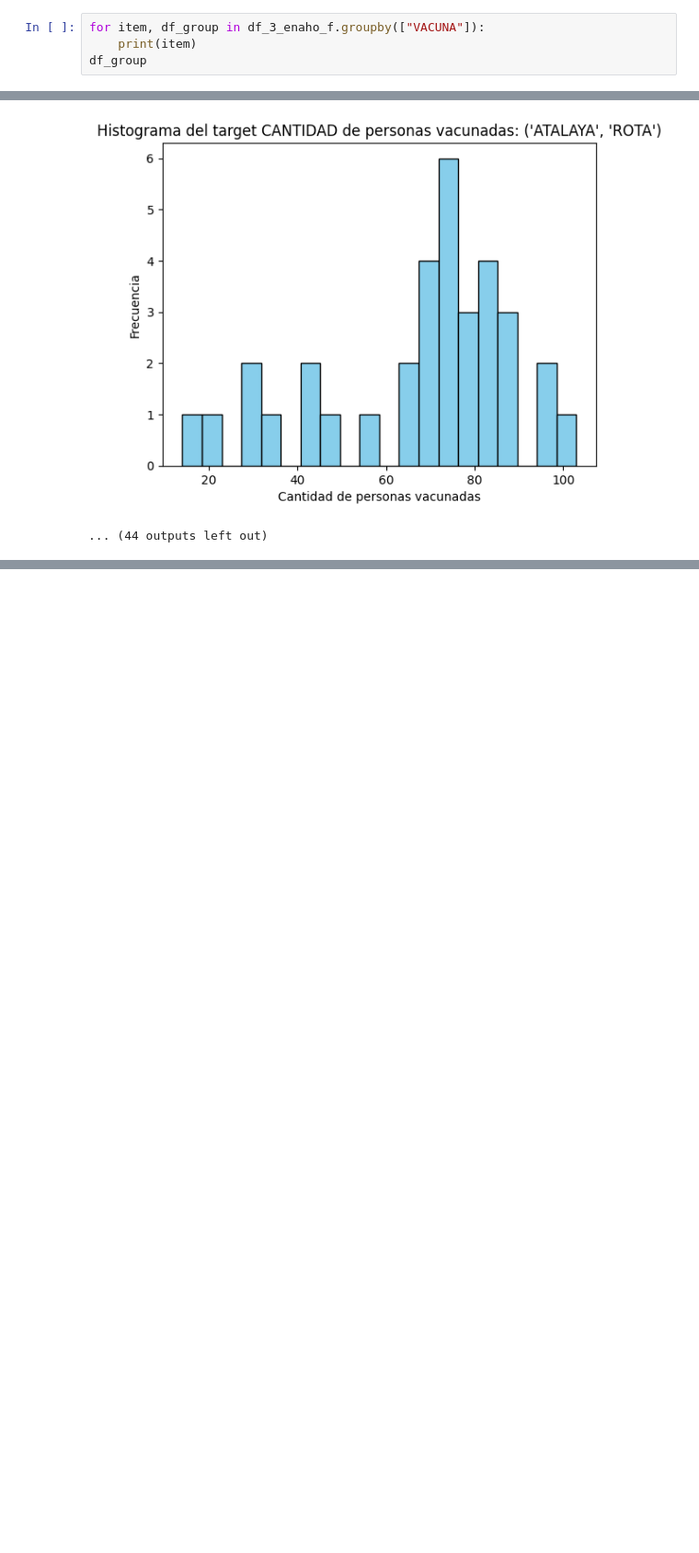
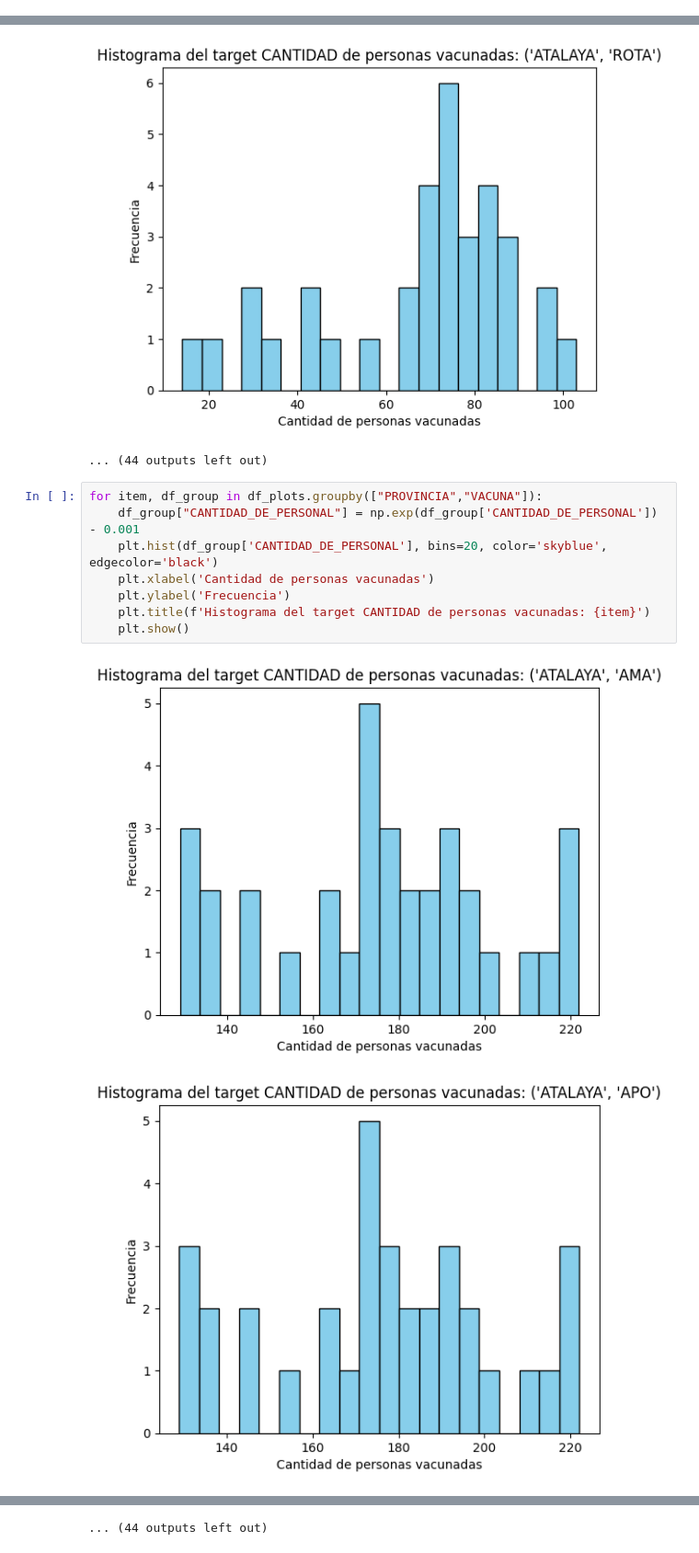
Before and after one commit to lulloaX/group3_unicef, a Jupyter notebook: Scripts/EDA/eda.ipynb, the cells around one changed output, grey strips where cells are left out. Shown at 92% size. Saved outputs shown, nothing was run; the diff lists cells and outputs as text; blank space fills up the shorter version.

```diff
--- a/Scripts/EDA/eda.ipynb
+++ b/Scripts/EDA/eda.ipynb
@@ -778,4 +791,0 @@ df_3_enaho_f
-# %%
-for item, df_group in df_3_enaho_f.groupby(["VACUNA"]):
-    print(item)
-df_group
@@ -858,3 +837,14 @@ for item, df_group in df_plots.groupby(["PROVINCIA","VACUNA"]):
 [figure]
 [figure]
 ... (44 outputs left out)
+# %%
+for item, df_group in df_plots.groupby(["PROVINCIA","VACUNA"]):
+    df_group["CANTIDAD_DE_PERSONAL"] = np.exp(df_group['CANTIDAD_DE_PERSONAL']) - 0.001
+    plt.hist(df_group['CANTIDAD_DE_PERSONAL'], bins=20, color='skyblue', edgecolor='black')
+    plt.xlabel('Cantidad de personas vacunadas')
+    plt.ylabel('Frecuencia')
+    plt.title(f'Histograma del target CANTIDAD de personas vacunadas: {item}')
+    plt.show()
+# %% [output]
+[figure, added]
+[figure, added]
@@ -860,0 +861 @@ for item, df_group in df_plots.groupby(["PROVINCIA","VACUNA"]):
+... (44 outputs left out)
```
Also changed, not shown: parts of 4 cells of this notebook, 1 other file.
